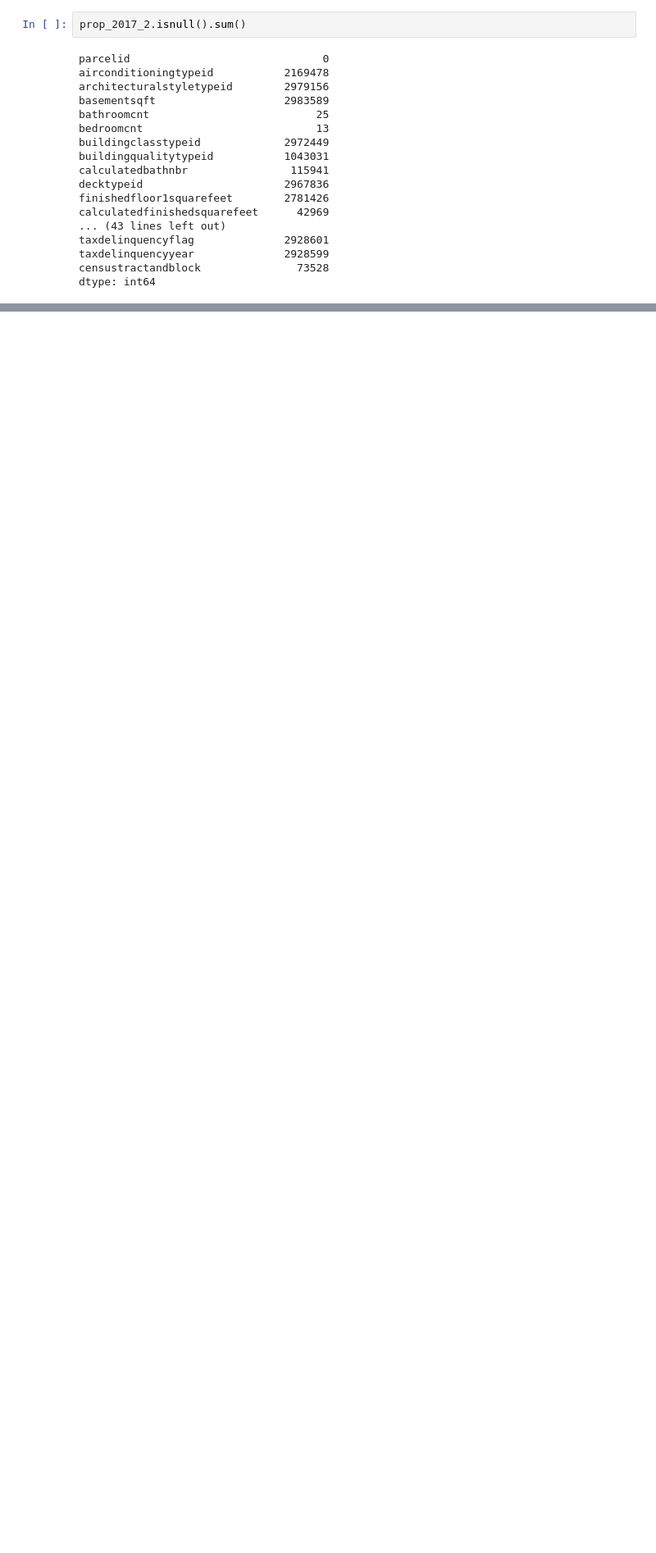
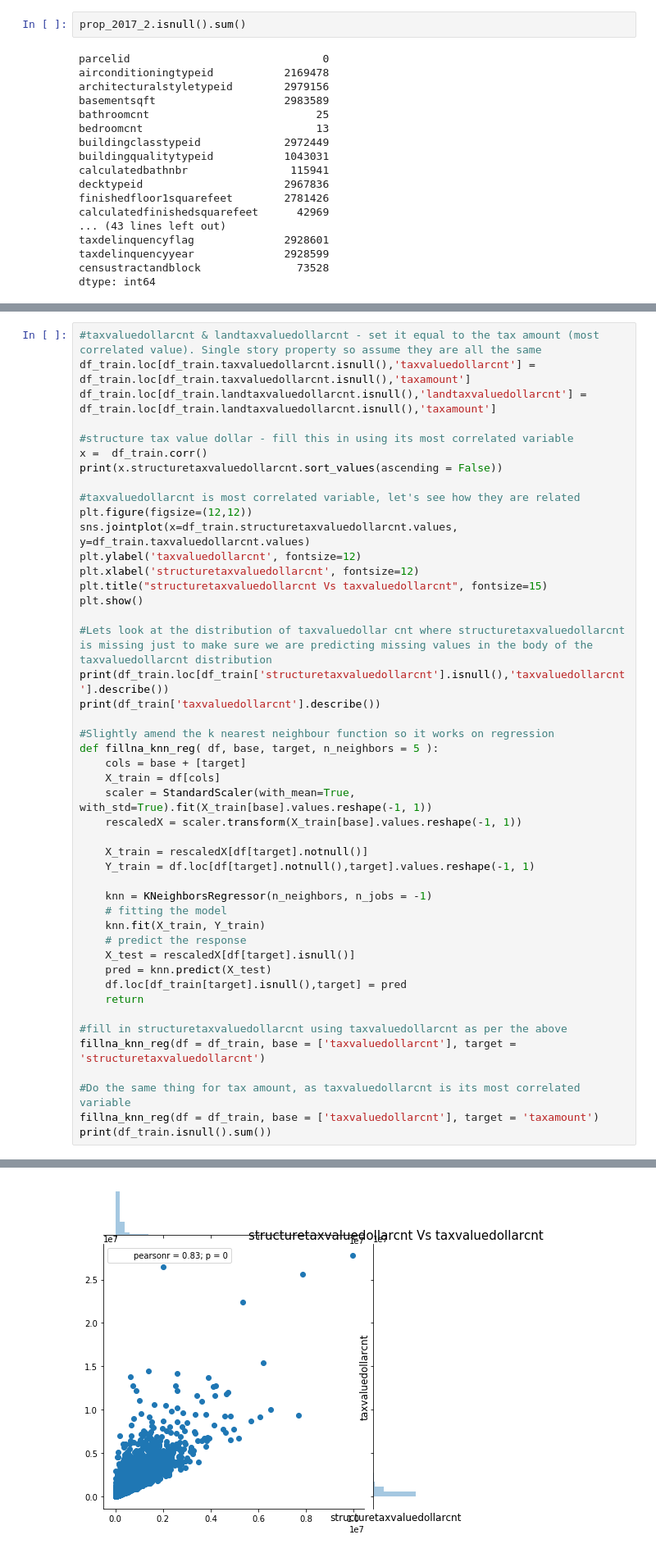
Before and after one commit to ghk829/kaggle, a Jupyter notebook: zillow/20171009_KH.ipynb, the cells around one changed output, grey strips where cells are left out. Shown: that part at 82% size. Drawn from its saved outputs; the diff is of its cells as text; blank space fills up the shorter version.

```diff
--- a/zillow/20171009_KH.ipynb
+++ b/zillow/20171009_KH.ipynb
@@ -95,0 +458,47 @@ prop_2016_2=prop_2016[prop_2016.latitude.notnull()].append(na_2016)
+# %%
+#taxvaluedollarcnt & landtaxvaluedollarcnt - set it equal to the tax amount (most correlated value). Single story property so assume they are all the same
+df_train.loc[df_train.taxvaluedollarcnt.isnull(),'taxvaluedollarcnt'] = df_train.loc[df_train.taxvaluedollarcnt.isnull(),'taxamount']
+df_train.loc[df_train.landtaxvaluedollarcnt.isnull(),'landtaxvaluedollarcnt'] = df_train.loc[df_train.landtaxvaluedollarcnt.isnull(),'taxamount']
+
+#structure tax value dollar - fill this in using its most correlated variable
+x =  df_train.corr()
+print(x.structuretaxvaluedollarcnt.sort_values(ascending = False))
+
+#taxvaluedollarcnt is most correlated variable, let's see how they are related
+plt.figure(figsize=(12,12))
+sns.jointplot(x=df_train.structuretaxvaluedollarcnt.values, y=df_train.taxvaluedollarcnt.values)
+plt.ylabel('taxvaluedollarcnt', fontsize=12)
+plt.xlabel('structuretaxvaluedollarcnt', fontsize=12)
+plt.title("structuretaxvaluedollarcnt Vs taxvaluedollarcnt", fontsize=15)
+plt.show()
+
+#Lets look at the distribution of taxvaluedollar cnt where structuretaxvaluedollarcnt is missing just to make sure we are predicting missing values in the body of the taxvaluedollarcnt distribution
+print(df_train.loc[df_train['structuretaxvaluedollarcnt'].isnull(),'taxvaluedollarcnt'].describe())
+print(df_train['taxvaluedollarcnt'].describe())
+
+#Slightly amend the k nearest neighbour function so it works on regression
+def fillna_knn_reg( df, base, target, n_neighbors = 5 ):
+    cols = base + [target]
+    X_train = df[cols]
+    scaler = StandardScaler(with_mean=True, with_std=True).fit(X_train[base].values.reshape(-1, 1))
+    rescaledX = scaler.transform(X_train[base].values.reshape(-1, 1))
+
+    X_train = rescaledX[df[target].notnull()]
+    Y_train = df.loc[df[target].notnull(),target].values.reshape(-1, 1)
+
+    knn = KNeighborsRegressor(n_neighbors, n_jobs = -1)
+    # fitting the model
+    knn.fit(X_train, Y_train)
+    # predict the response
+    X_test = rescaledX[df[target].isnull()]
+    pred = knn.predict(X_test)
+    df.loc[df_train[target].isnull(),target] = pred
+    return
+
+#fill in structuretaxvaluedollarcnt using taxvaluedollarcnt as per the above
+fillna_knn_reg(df = df_train, base = ['taxvaluedollarcnt'], target = 'structuretaxvaluedollarcnt')
+
+#Do the same thing for tax amount, as taxvaluedollarcnt is its most correlated variable
+fillna_knn_reg(df = df_train, base = ['taxvaluedollarcnt'], target = 'taxamount')
+print(df_train.isnull().sum())
+# %% [output]
@@ -95,0 +523 @@ prop_2016_2=prop_2016[prop_2016.latitude.notnull()].append(na_2016)
+[figure, added]
```
Also changed, not shown: parts of 36 cells of this notebook, 1 other file.
